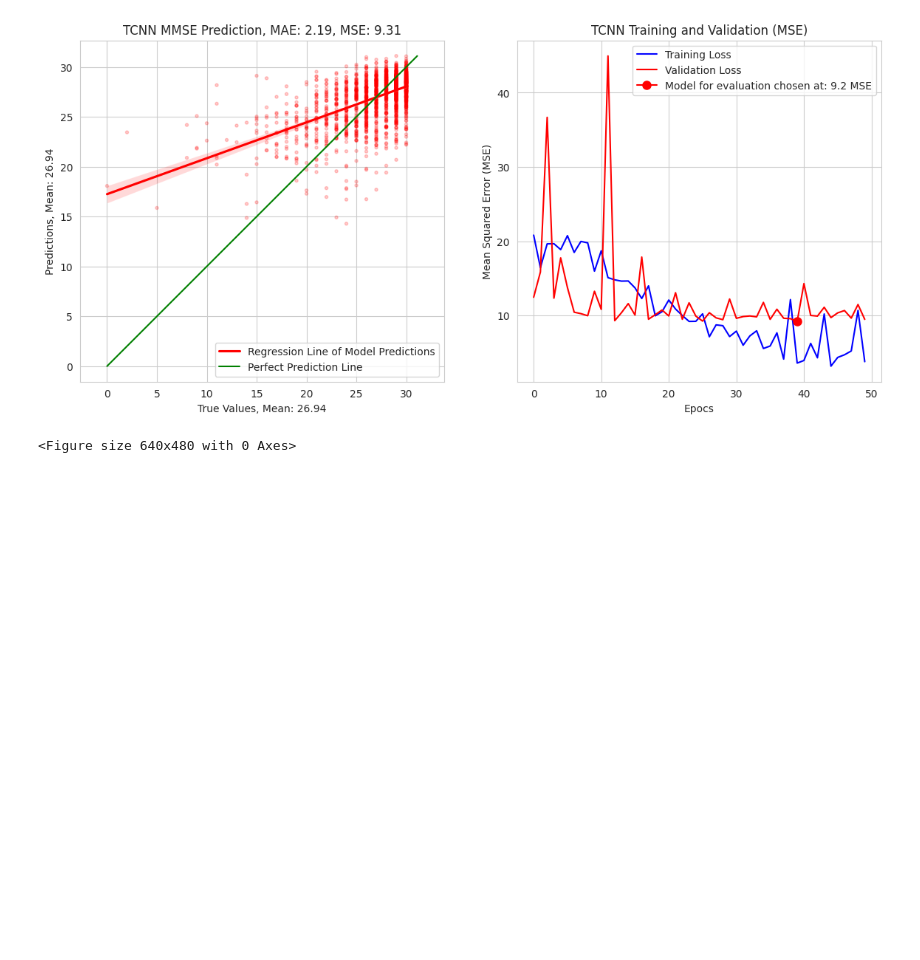
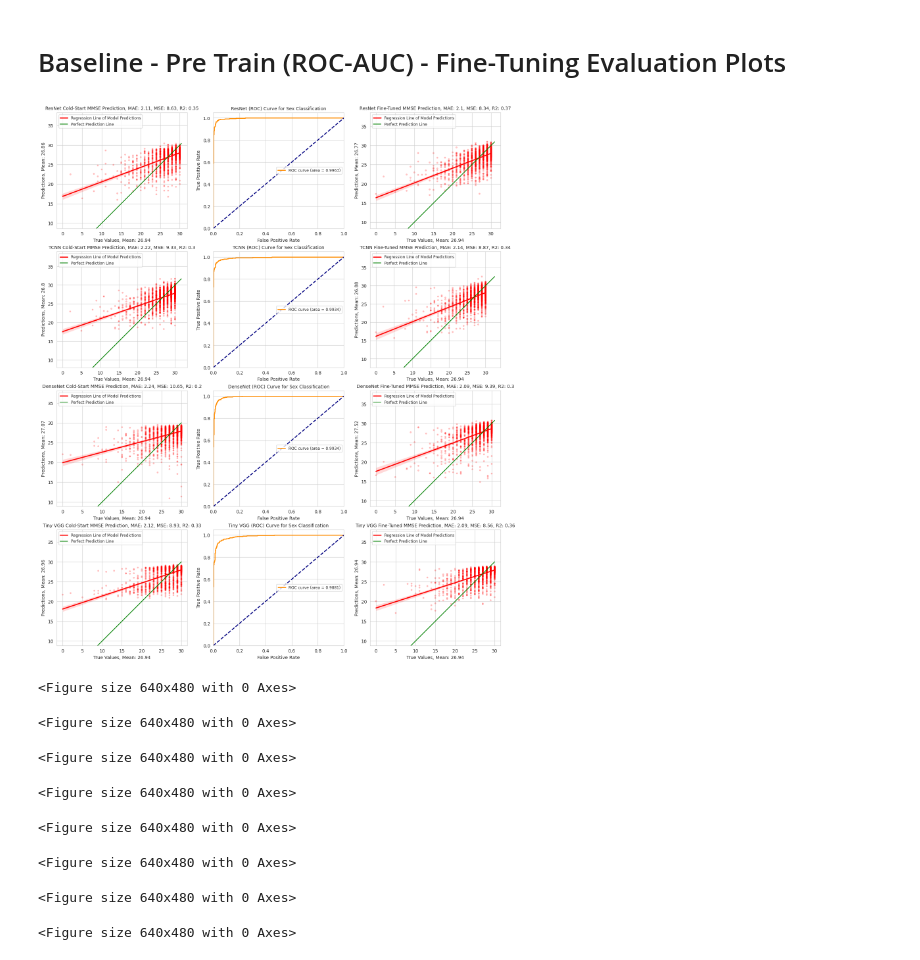
Before and after one commit to pjtoral-trjn/nueroimage-benchmark, a Jupyter notebook: notebook/model_output_analyzer.ipynb, the cells around one changed output. Cells and saved outputs as stored; diff of their text form; code cells hidden in the pictures; blank space fills up the shorter version.

```diff
--- a/notebook/model_output_analyzer.ipynb
+++ b/notebook/model_output_analyzer.ipynb
@@ -267 +256,15 @@ def display_loss_plot(df,arch,axes):
+# %%
+def display_auc_plot(df,arch,axs):
+    true_labels = df["true_labels"]
+    predictions = df["predictions"]
+    fpr, tpr, _ = roc_curve(true_labels, predictions)
+    roc_auc = auc(fpr, tpr)
+    axs.plot(fpr, tpr, color='darkorange', lw=2, label=f'ROC curve (area = {roc_auc:.4f})')
+    axs.plot([0, 1], [0, 1], color='navy', lw=2, linestyle='--')
+    axs.set_xlim([0.0, 1.0])
+    axs.set_ylim([0.0, 1.05])
+    axs.set_xlabel('False Positive Rate',fontsize=10)
+    axs.set_ylabel('True Positive Rate',fontsize=10)
+    axs.set_title(arch+' (ROC) Curve for Sex Classification',fontsize=10)
+    axs.legend(loc='center right',fontsize='small')
 # %%
@@ -337,11 +334,45 @@ KeyError: 'mse'
-# %%
-# Loss analyzer for TCNN
-fig, axs = plt.subplots(nrows=1, ncols=2, figsize=(14, 6))
-tcnn_output = pd.read_csv("../output/"+tcnn_pathway+"/"+tcnn_pathway+"_history.csv")
-display_loss_plot(tcnn_output,"TCNN",axs)
-display_prediction_plot(tcnn["true_labels"].values,tcnn["predictions"].values,tcnn["label"].values,"TCNN MMSE Prediction", axs[0])
-plt.tight_layout()
-plt.show()
-# %% [output]
-[figure, removed]
-<Figure size 640x480 with 0 Axes>
+# %% [markdown]
+# Baseline - Pre Train (ROC-AUC) - Fine-Tuning Evaluation Plots
+# %%
+fig, axes = plt.subplots(4, 3)
+fig.set_size_inches(20, 12)
+
+display_prediction_plot(resnet["true_labels"].values,resnet["predictions"].values,resnet["label"].values,"ResNet Cold-Start MMSE Prediction", axes[0,0])
+display_auc_plot(resnet_tl,"ResNet",axes[0, 1])
+display_prediction_plot(resnet_tl_improvement["true_labels"].values,resnet_tl_improvement["predictions"].values,resnet_tl_improvement["label"].values,"ResNet Fine-Tuned MMSE Prediction", axes[0,2])
+
+
+display_prediction_plot(tcnn["true_labels"].values,tcnn["predictions"].values,tcnn["label"].values,"TCNN Cold-Start MMSE Prediction", axes[1,0])
+display_auc_plot(tcnn_tl,"TCNN",axes[1, 1])
+display_prediction_plot(tcnn_tl_improvement["true_labels"].values,tcnn_tl_improvement["predictions"].values,tcnn_tl_improvement["label"].values,"TCNN Fine-Tuned MMSE Prediction", axes[1,2])
+
+display_prediction_plot(dn["true_labels"].values,dn["predictions"].values,dn["label"].values,"DenseNet Cold-Start MMSE Prediction", axes[2,0])
+display_auc_plot(dn_tl,"DenseNet",axes[2, 1])
+display_prediction_plot(dn_tl_improvement["true_labels"].values,dn_tl_improvement["predictions"].values,dn_tl_improvement["label"].values,"DenseNet Fine-Tuned MMSE Prediction", axes[2,2])
+
+display_prediction_plot(tiny_vgg["true_labels"].values,tiny_vgg["predictions"].values,tiny_vgg["label"].values,"Tiny VGG Cold-Start MMSE Prediction", axes[3,0])
+display_auc_plot(tiny_vgg_tl,"Tiny VGG",axes[3, 1])
+display_prediction_plot(tiny_vgg_tl_improvement["true_labels"].values,tiny_vgg_tl_improvement["predictions"].values,tiny_vgg_tl_improvement["label"].values,"Tiny VGG Fine-Tuned MMSE Prediction", axes[3,2])
+
+
+axes[0,0].set_ylim(15,32)
+axes[0,2].set_ylim(15,32)
+axes[1,0].set_ylim(15,32)
+axes[1,2].set_ylim(15,32)
+axes[2,0].set_ylim(15,32)
+axes[2,2].set_ylim(15,32)
+axes[3,0].set_ylim(15,32)
+axes[3,2].set_ylim(15,32)
+fig.subplots_adjust(bottom=0.1, right=0.8, top=1.45)
+plt.tight_layout()
+plt.show()
+# %% [output]
+[figure, added]
+<Figure size 640x480 with 0 Axes>
+<Figure size 640x480 with 0 Axes>
+<Figure size 640x480 with 0 Axes>
+<Figure size 640x480 with 0 Axes>
+<Figure size 640x480 with 0 Axes>
+<Figure size 640x480 with 0 Axes>
+<Figure size 640x480 with 0 Axes>
+<Figure size 640x480 with 0 Axes>
```
Also changed, not shown: parts of 16 cells of this notebook, 1 other file.
